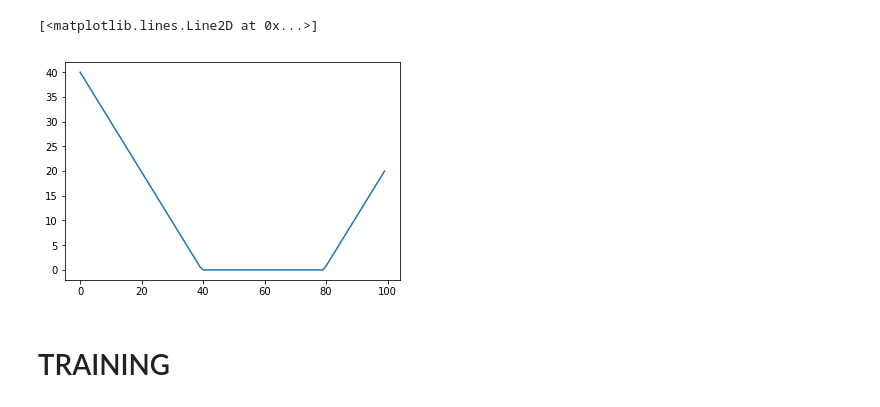
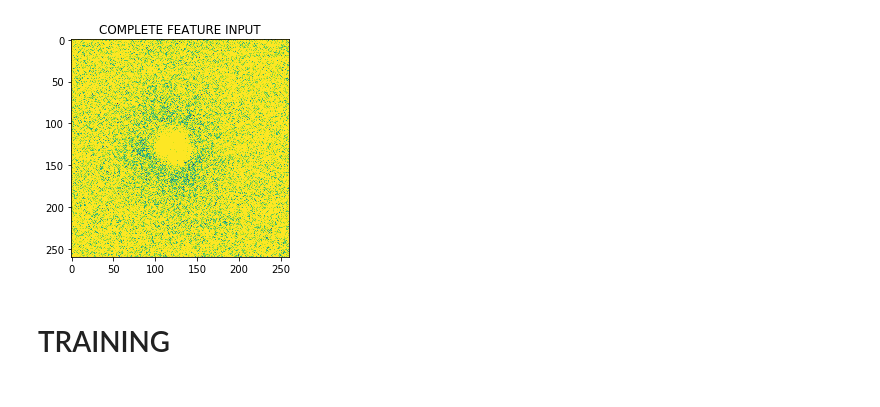
Before and after one commit to MoonVision/zeiss-apollo, a Jupyter notebook: vision/test_basic_convs.ipynb, the cells around one changed output. Cells and saved outputs as stored; diff of their text form; code cells hidden in the pictures.

```diff
--- a/vision/test_basic_convs.ipynb
+++ b/vision/test_basic_convs.ipynb
@@ -77,3 +123,7 @@ plot_pred(y_mask[0].numpy(), label)
+# %%
+plot_pred(x.squeeze().data.cpu().numpy(), label+" INPUT")
+# %% [output]
+[figure, added]
 # %%
 def loss_hinge(result_sum, min_sum:float = 2000, max_sum:float = 6000):
     loss = F.relu(result_sum - max_sum) + \
@@ -83,10 +133,5 @@ def loss_hinge(result_sum, min_sum:float = 2000, max_sum:float = 6000):
 losses = []
 for s in torch.linspace(0, 100, 100):
     losses.append(loss_hinge(s, 40, 80))
-# %%
-plt.plot(losses)
-# %% [output]
-[<matplotlib.lines.Line2D at 0x...>]
-[figure, removed]
 # %% [markdown]
 # TRAINING
```
Also changed, not shown: parts of 17 cells of this notebook, 2 other files.
